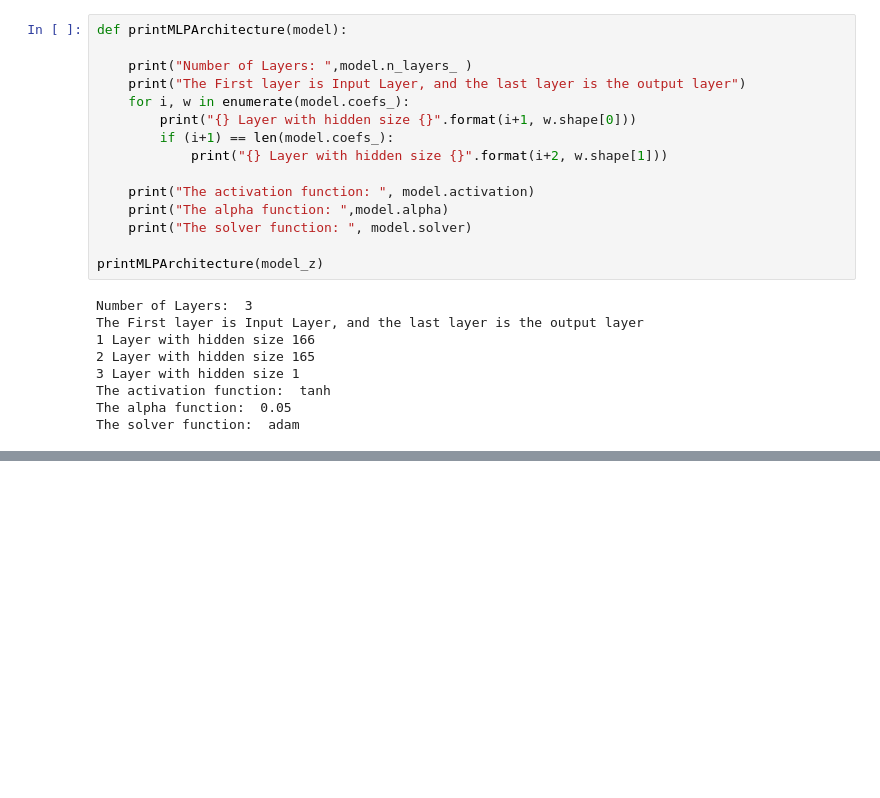
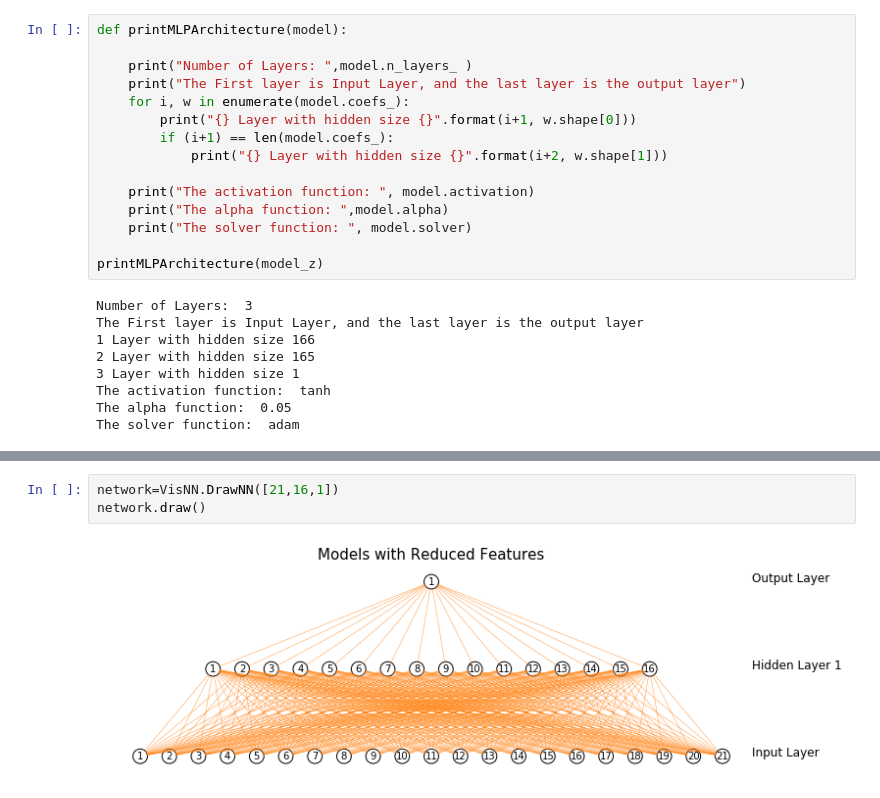
Before and after one commit to thanh31596/stephenvucovid, a Jupyter notebook: NeuralNetwork just code and look cleaner.ipynb, the cells around one changed output, grey strips where cells are left out. Saved outputs shown, nothing was run; the diff lists cells and outputs as text; blank space fills up the shorter version.

```diff
--- a/NeuralNetwork just code and look cleaner.ipynb
+++ b/NeuralNetwork just code and look cleaner.ipynb
@@ -474,0 +505,5 @@ The solver function:  adam
+# %%
+network=VisNN.DrawNN([21,16,1])
+network.draw()
+# %% [output]
+[figure, added]
```
Also changed, not shown: parts of 13 cells of this notebook, 30 other files.
